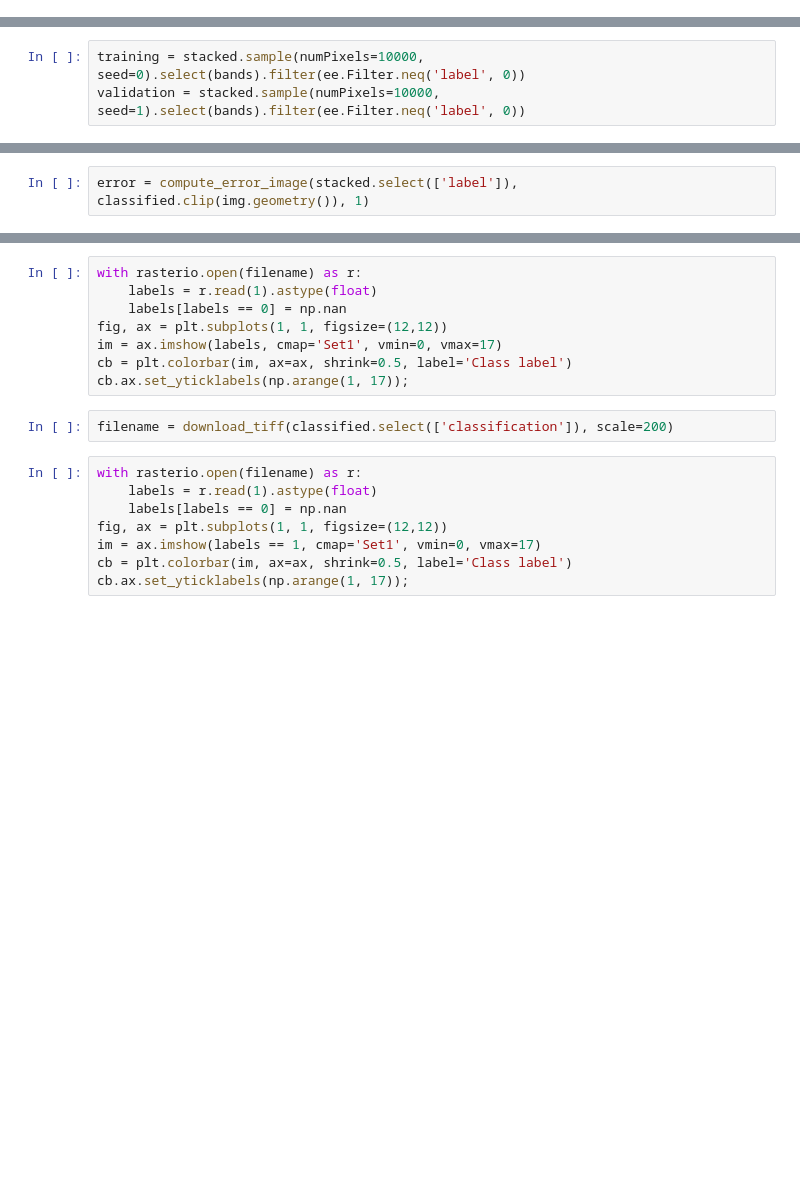
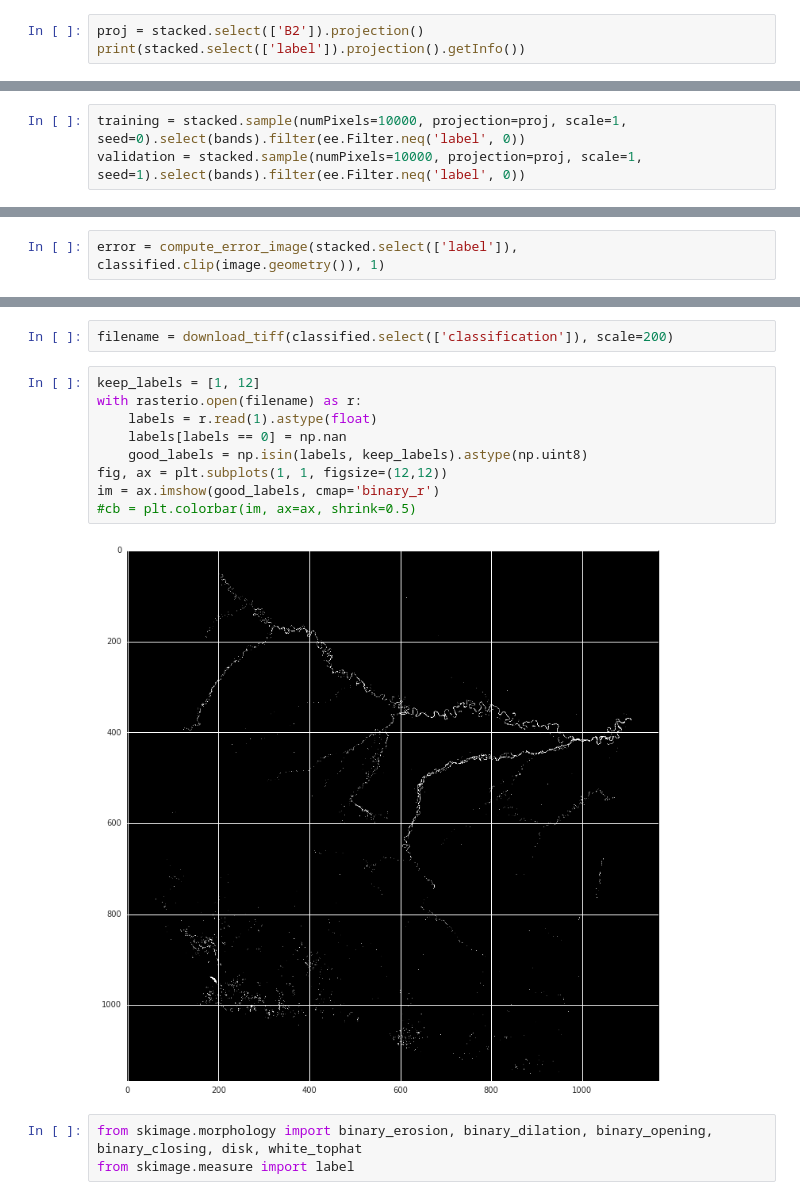
Before and after one commit to nongroup-lanl/ee-notebooks, a Jupyter notebook: ee-sandbox.ipynb, the cells around one changed output, grey strips where cells are left out. Saved outputs shown, nothing was run; the diff lists cells and outputs as text; blank space fills up the shorter version.

```diff
--- a/ee-sandbox.ipynb
+++ b/ee-sandbox.ipynb
@@ -171,0 +108,3 @@ print(bands)
+# %%
+proj = stacked.select(['B2']).projection()
+print(stacked.select(['label']).projection().getInfo())
@@ -172,6 +113,6 @@ print(bands)
 # %%
-training = stacked.sample(numPixels=10000, seed=0).select(bands).filter(ee.Filter.neq('label', 0))
-validation = stacked.sample(numPixels=10000, seed=1).select(bands).filter(ee.Filter.neq('label', 0))
+training = stacked.sample(numPixels=10000, projection=proj, scale=1, seed=0).select(bands).filter(ee.Filter.neq('label', 0))
+validation = stacked.sample(numPixels=10000, projection=proj, scale=1, seed=1).select(bands).filter(ee.Filter.neq('label', 0))
 # %%
 classifier = ee.Classifier.randomForest(10).train(training, 'label')
 # %%
@@ -183,5 +126,5 @@ print(accuracy.accuracy().getInfo())
 # %%
-error = compute_error_image(stacked.select(['label']), classified.clip(img.geometry()), 1)
+error = compute_error_image(stacked.select(['label']), classified.clip(image.geometry()), 1)
 # %%
 filename = download_tiff(error, scale=240)
 with rasterio.open(filename) as r:
@@ -195,18 +138,16 @@ filename = download_tiff(stacked.select(['label']).clip(img.geometry()), scale=2
-# %%
-with rasterio.open(filename) as r:
-    labels = r.read(1).astype(float)
-    labels[labels == 0] = np.nan
-fig, ax = plt.subplots(1, 1, figsize=(12,12))
-im = ax.imshow(labels, cmap='Set1', vmin=0, vmax=17)
-cb = plt.colorbar(im, ax=ax, shrink=0.5, label='Class label')
-cb.ax.set_yticklabels(np.arange(1, 17));
 # %%
 filename = download_tiff(classified.select(['classification']), scale=200)
 # %%
+keep_labels = [1, 12]
 with rasterio.open(filename) as r:
     labels = r.read(1).astype(float)
     labels[labels == 0] = np.nan
+    good_labels = np.isin(labels, keep_labels).astype(np.uint8)
 fig, ax = plt.subplots(1, 1, figsize=(12,12))
-im = ax.imshow(labels == 1, cmap='Set1', vmin=0, vmax=17)
-cb = plt.colorbar(im, ax=ax, shrink=0.5, label='Class label')
-cb.ax.set_yticklabels(np.arange(1, 17));
+im = ax.imshow(good_labels, cmap='binary_r')
+#cb = plt.colorbar(im, ax=ax, shrink=0.5)
+# %% [output]
+[figure, added]
+# %%
+from skimage.morphology import binary_erosion, binary_dilation, binary_opening, binary_closing, disk, white_tophat
+from skimage.measure import label
```
Also changed, not shown: parts of 29 cells of this notebook, 1 other file.
